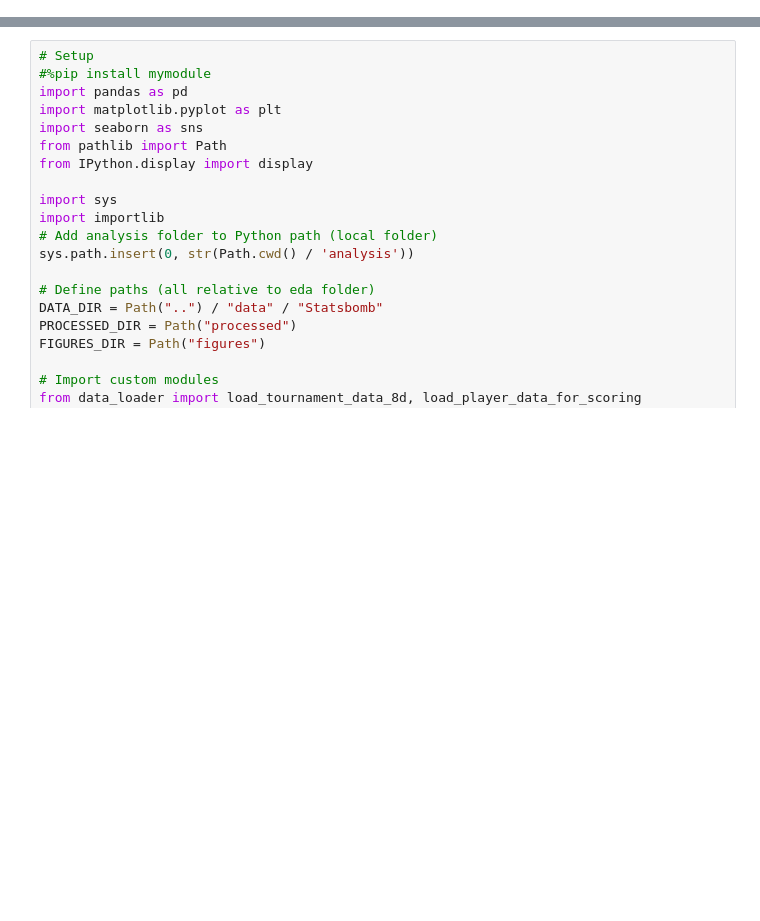
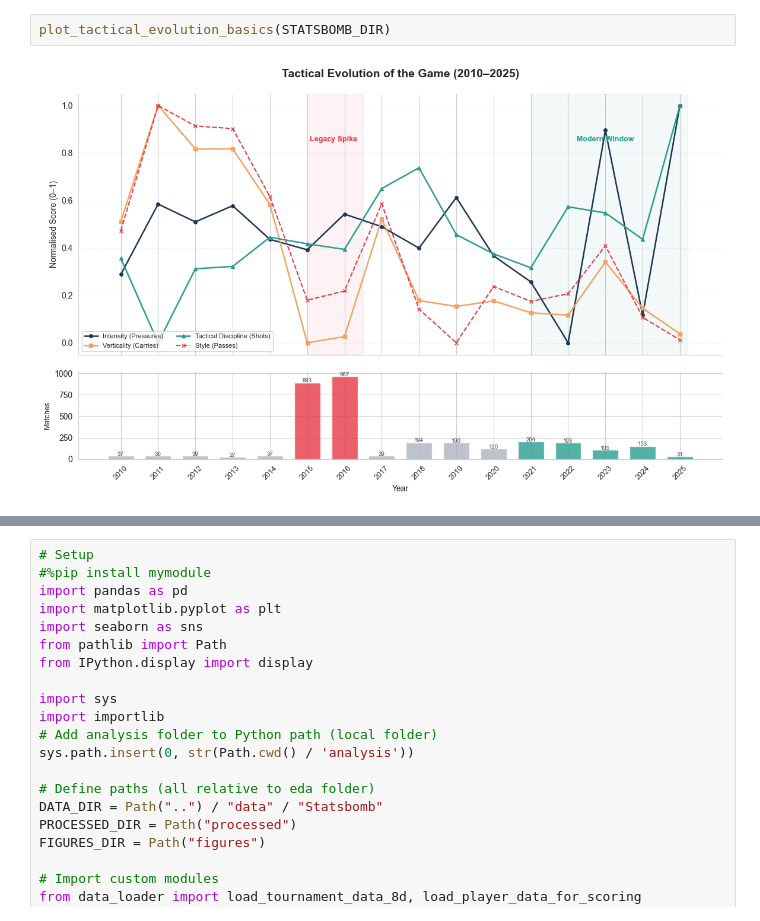
Before and after one commit to soh364/soccer-analytics-capstone-XOh, a Jupyter notebook: eda/EDA_Soomi.ipynb, the cells around one changed output, grey strips where cells are left out. Cells and saved outputs as stored; diff of their text form; blank space fills up the shorter version.

```diff
--- a/eda/EDA_Soomi.ipynb
+++ b/eda/EDA_Soomi.ipynb
@@ -8,0 +133,4 @@ Read the [eda_outline.md](eda_outline.md) for more details.
+# %%
+plot_tactical_evolution_basics(STATSBOMB_DIR)
+# %% [output]
+[figure, added]
```
Also changed, not shown: parts of 16 cells of this notebook, 4 other files.
